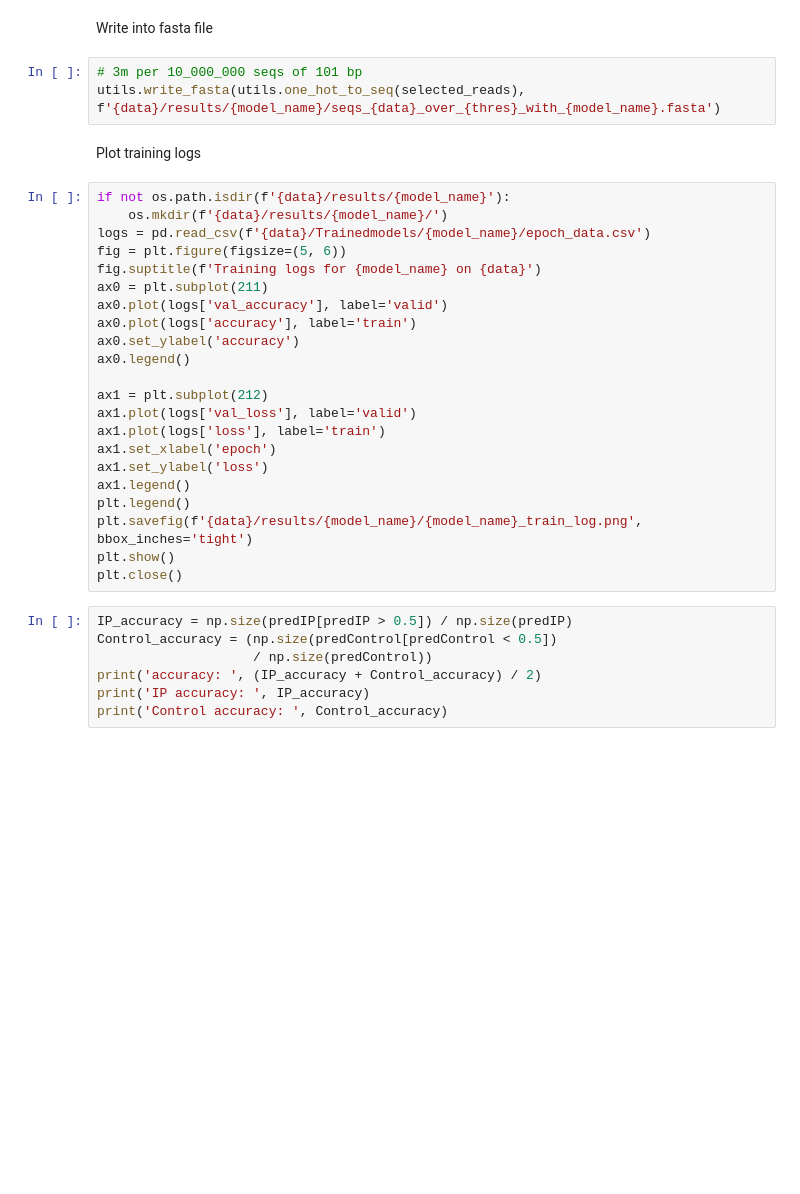
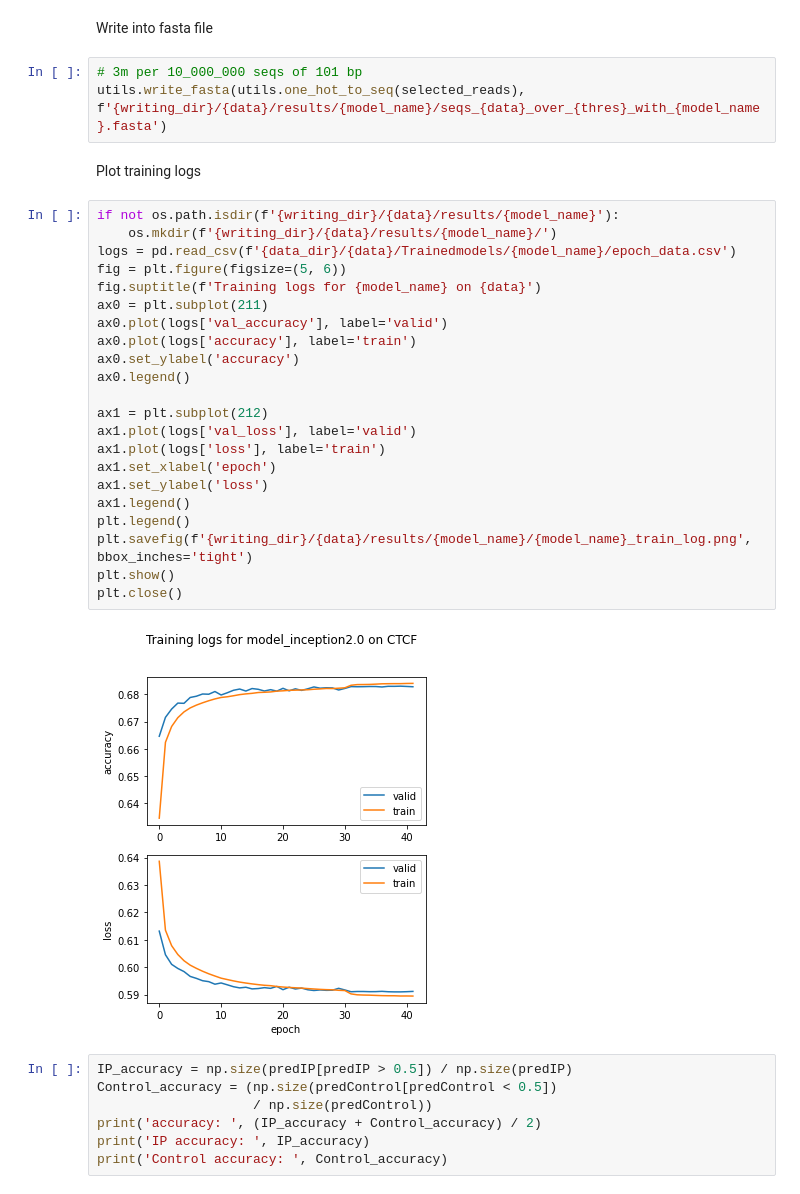
Before and after one commit to Alexwestbrook/mnhn-internship_DeepCNN_ChIP-seq, a Jupyter notebook: plot_distributions.ipynb, the cells around one changed output. Saved outputs shown, nothing was run; the diff lists cells and outputs as text; blank space fills up the shorter version.

```diff
--- a/plot_distributions.ipynb
+++ b/plot_distributions.ipynb
@@ -170,31 +175,33 @@ print(f'nb of selected reads with thres {thres}:', len(selected_reads))
 Write into fasta file
 # %%
 # 3m per 10_000_000 seqs of 101 bp
-utils.write_fasta(utils.one_hot_to_seq(selected_reads), f'{data}/results/{model_name}/seqs_{data}_over_{thres}_with_{model_name}.fasta')
+utils.write_fasta(utils.one_hot_to_seq(selected_reads), f'{writing_dir}/{data}/results/{model_name}/seqs_{data}_over_{thres}_with_{model_name}.fasta')
 # %% [markdown]
 Plot training logs
 # %%
-if not os.path.isdir(f'{data}/results/{model_name}'):
-    os.mkdir(f'{data}/results/{model_name}/')
-logs = pd.read_csv(f'{data}/Trainedmodels/{model_name}/epoch_data.csv')
+if not os.path.isdir(f'{writing_dir}/{data}/results/{model_name}'):
+    os.mkdir(f'{writing_dir}/{data}/results/{model_name}/')
+logs = pd.read_csv(f'{data_dir}/{data}/Trainedmodels/{model_name}/epoch_data.csv')
 fig = plt.figure(figsize=(5, 6))
 fig.suptitle(f'Training logs for {model_name} on {data}')
 ax0 = plt.subplot(211)
 ax0.plot(logs['val_accuracy'], label='valid')
 ax0.plot(logs['accuracy'], label='train')
 ax0.set_ylabel('accuracy')
 ax0.legend()
 
 ax1 = plt.subplot(212)
 ax1.plot(logs['val_loss'], label='valid')
 ax1.plot(logs['loss'], label='train')
 ax1.set_xlabel('epoch')
 ax1.set_ylabel('loss')
 ax1.legend()
 plt.legend()
-plt.savefig(f'{data}/results/{model_name}/{model_name}_train_log.png', bbox_inches='tight')
+plt.savefig(f'{writing_dir}/{data}/results/{model_name}/{model_name}_train_log.png', bbox_inches='tight')
 plt.show()
 plt.close()
+# %% [output]
+[figure, added]
 # %%
 IP_accuracy = np.size(predIP[predIP > 0.5]) / np.size(predIP)
 Control_accuracy = (np.size(predControl[predControl < 0.5])
```
Also changed, not shown: parts of 9 cells of this notebook.
